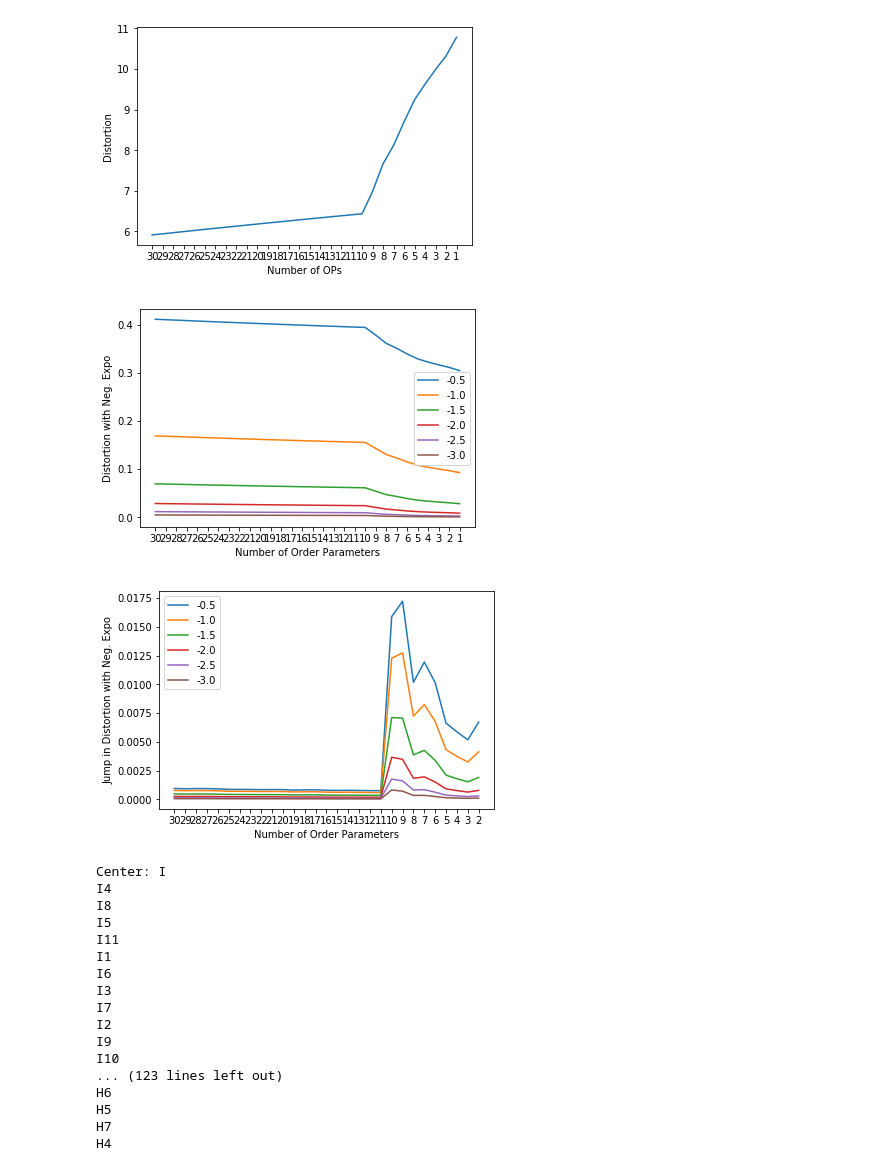
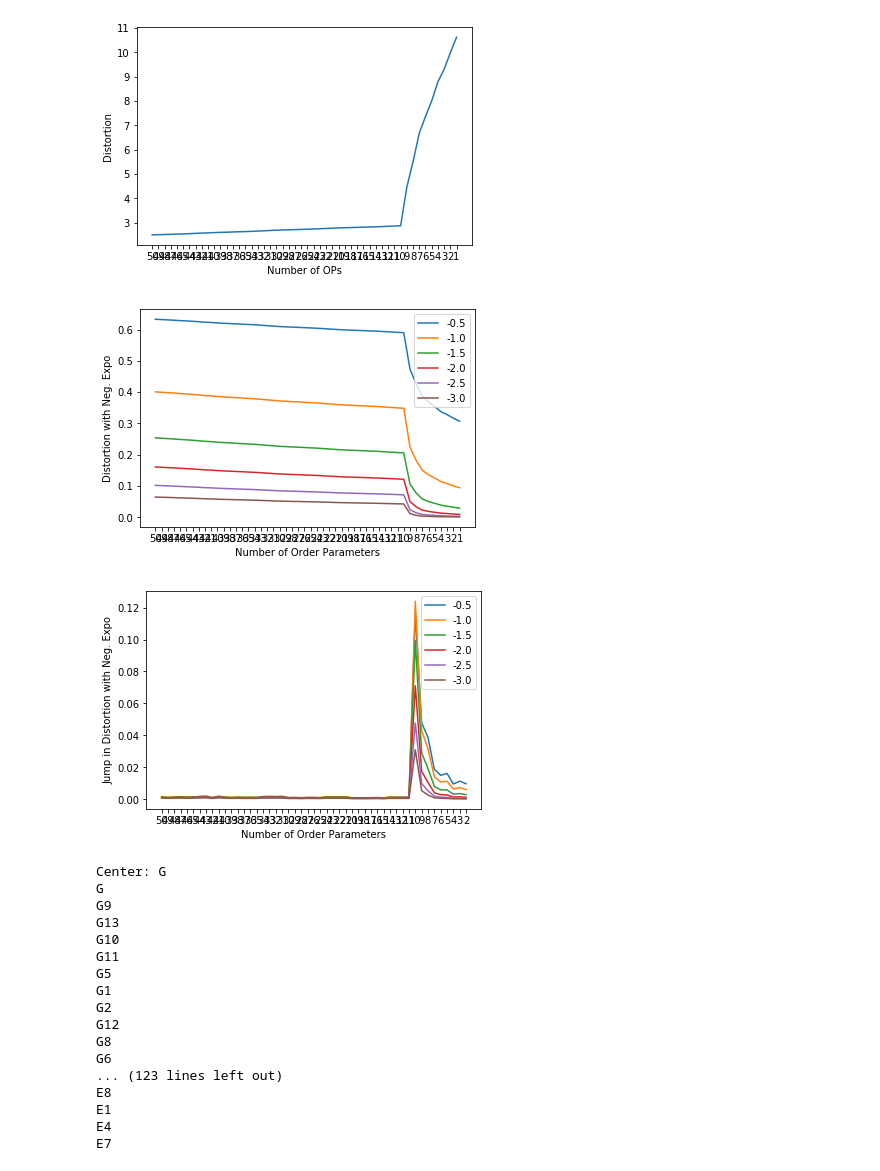
Before and after one commit to tiwarylab/amino, a Jupyter notebook: ModelSystems/model_detailed.ipynb, the cells around one changed output. Cells and saved outputs as stored; diff of their text form; code cells hidden in the pictures.

```diff
--- a/ModelSystems/model_detailed.ipynb
+++ b/ModelSystems/model_detailed.ipynb
@@ -397,28 +400,28 @@ make_OP("H", 10, 3, ten_ops)
 make_OP("I", 14, 3, ten_ops)
 make_OP("J", 10, 2, ten_ops)
 # %%
-final_ten_ops = find_ops(ten_ops, 30)
+final_ten_ops = find_ops(ten_ops, 50)
 # %% [output]
-[figure, old version]
+[figure, new version]
-[figure, old version]
+[figure, new version]
-[figure, old version]
+[figure, new version]
-Center: I
-I4
-I8
-I5
-I11
-I1
-I6
-I3
-I7
-I2
-I9
-I10
+Center: G
+G
+G9
+G13
+G10
+G11
+G5
+G1
+G2
+G12
+G8
+G6
 ... (123 lines left out)
-H6
-H5
-H7
-H4
+E8
+E1
+E4
+E7
 # %%
 print("Number of Order Parameters: " + str(len(final_ten_ops)))
 for i in final_ten_ops:
```
Also changed, not shown: parts of 5 cells of this notebook, 1 other file.
